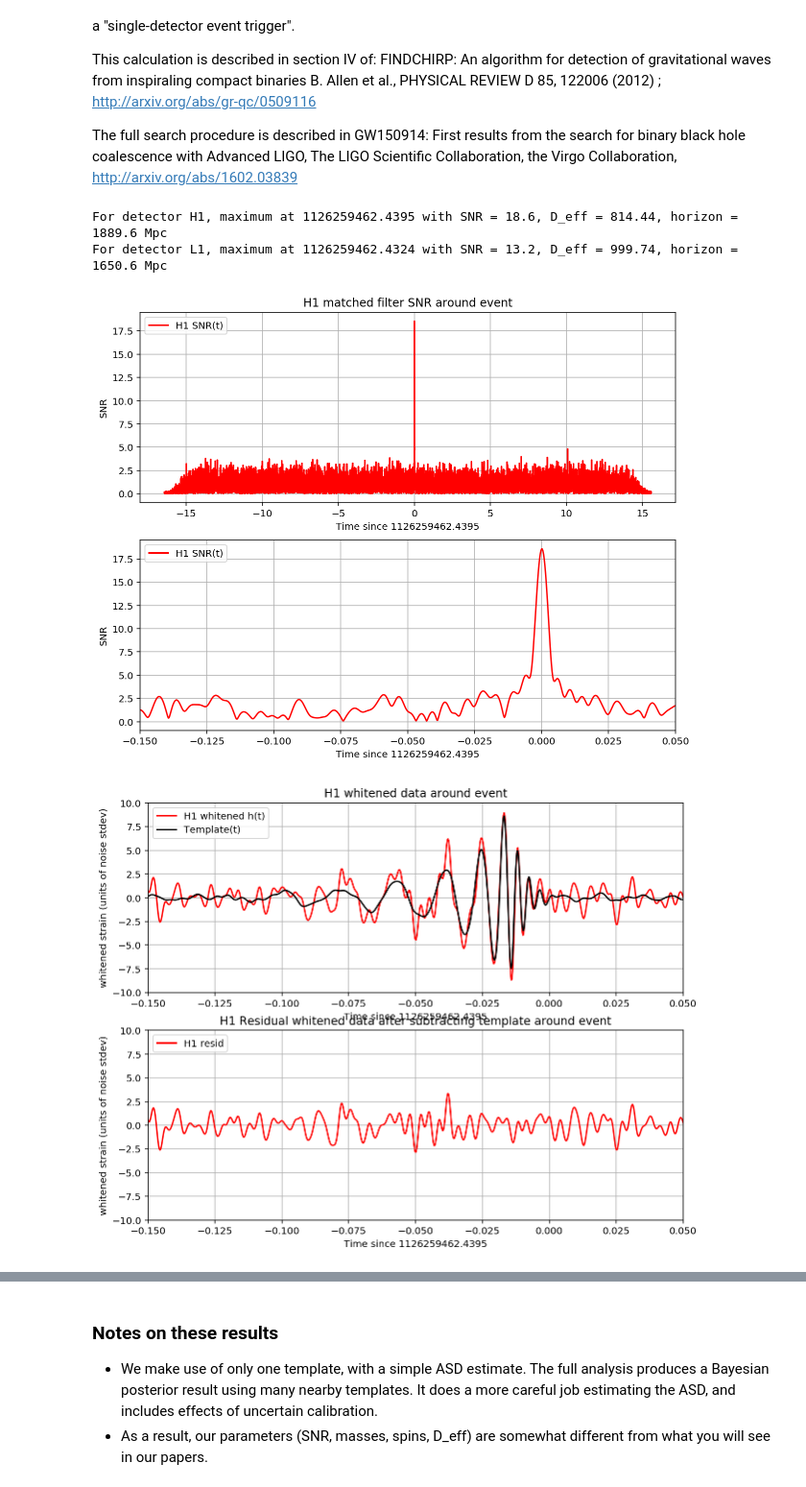
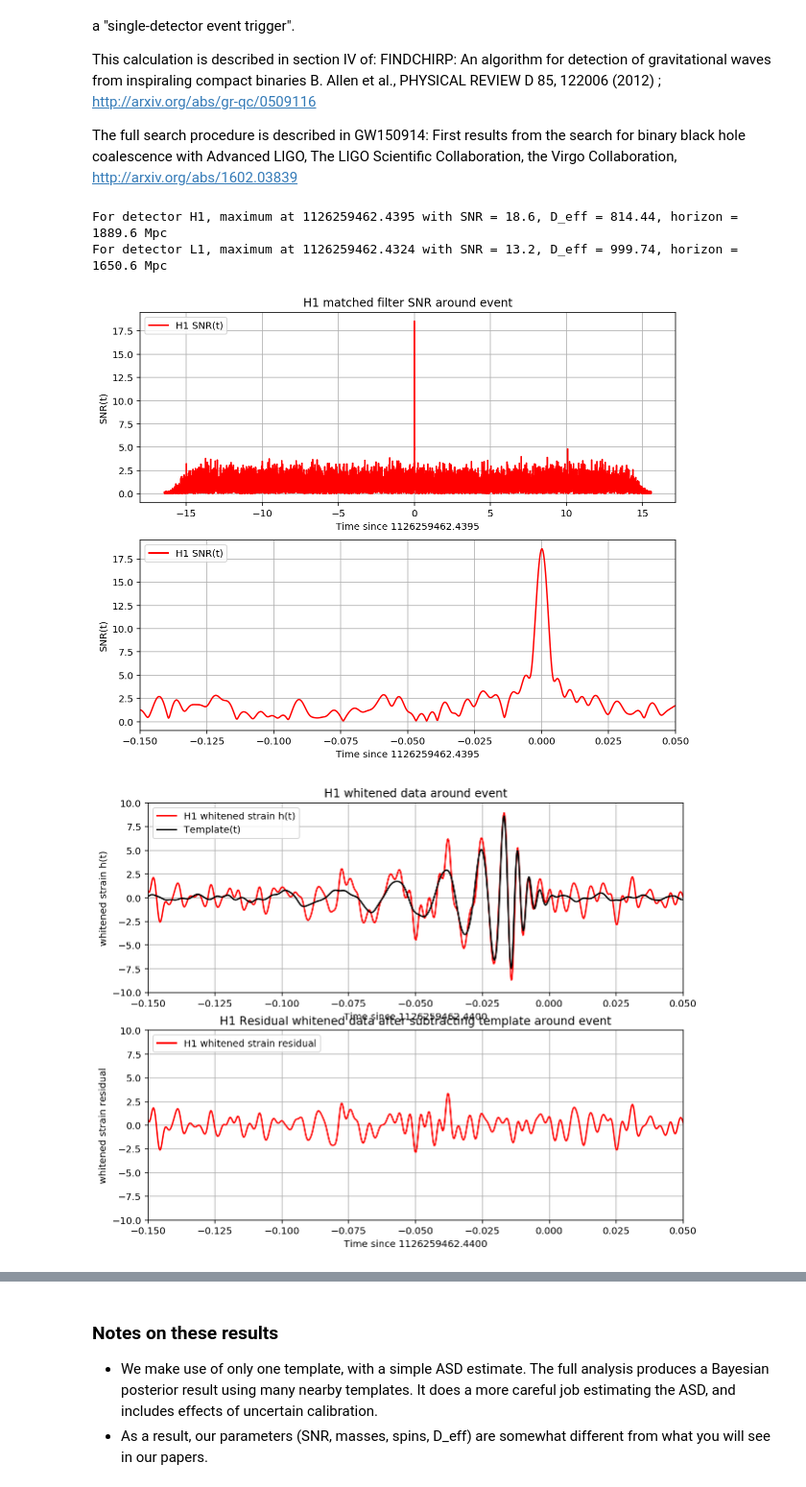
Before and after one commit to UCB-stat-159-s22/hw06-rammkripa, a Jupyter notebook: _build/jupyter_execute/index.ipynb, the cells around one changed output, grey strips where cells are left out. Shown at 96% size. Cells and saved outputs as stored; diff of their text form; code cells hidden in the pictures.

```diff
--- a/_build/jupyter_execute/index.ipynb
+++ b/_build/jupyter_execute/index.ipynb
@@ -735,69 +735,46 @@ for det in dets:
             strain_whitenbp = strain_H1_whitenbp
             template_H1 = template_match.copy()
 
+        # vars used: det, time, timecomp, strain, pcolor, label_strain, lim_x, lim_y, template=None
+
         # -- Plot the result
         plt.figure(figsize=(10,8))
         plt.subplot(2,1,1)
-        plt.plot(time-timemax, SNR, pcolor,label=det+' SNR(t)')
-        #plt.ylim([0,25.])
-        plt.grid('on')
-        plt.ylabel('SNR')
-        plt.xlabel('Time since {0:.4f}'.format(timemax))
-        plt.legend(loc='upper left')
+        ut.make_plot_detector(det, time, timemax, SNR, pcolor, 'SNR(t)')
         plt.title(det+' matched filter SNR around event')
 
         # zoom in
         plt.subplot(2,1,2)
-        plt.plot(time-timemax, SNR, pcolor,label=det+' SNR(t)')
-        plt.grid('on')
-        plt.ylabel('SNR')
-        plt.xlim([-0.15,0.05])
-        #plt.xlim([-0.3,+0.3])
-        plt.grid('on')
-        plt.xlabel('Time since {0:.4f}'.format(timemax))
-        plt.legend(loc='upper left')
+        ut.make_plot_detector(det, time, timemax, SNR, pcolor, 'SNR(t)', lim_x = [-0.15, 0.05])
         plt.savefig('figurs/' + eventname+"_"+det+"_SNR."+plottype)
 
         plt.figure(figsize=(10,8))
         plt.subplot(2,1,1)
-        plt.plot(time-tevent,strain_whitenbp,pcolor,label=det+' whitened h(t)')
-        plt.plot(time-tevent,template_match,'k',label='Template(t)')
-        plt.ylim([-10,10])
-        plt.xlim([-0.15,0.05])
-        plt.grid('on')
-        plt.xlabel('Time since {0:.4f}'.format(timemax))
-        plt.ylabel('whitened strain (units of noise stdev)')
-        plt.legend(loc='upper left')
+        ut.make_plot_detector(det, time, tevent, strain_whitenbp, pcolor, 'whitened strain h(t)', [-0.15, 0.05], [-10, 10], template_match)
         plt.title(det+' whitened data around event')
 
         plt.subplot(2,1,2)
-        plt.plot(time-tevent,strain_whitenbp-template_match,pcolor,label=det+' resid')
-        plt.ylim([-10,10])
-        plt.xlim([-0.15,0.05])
-        plt.grid('on')
-        plt.xlabel('Time since {0:.4f}'.format(timemax))
-        plt.ylabel('whitened strain (units of noise stdev)')
-        plt.legend(loc='upper left')
+        ut.make_plot_detector(det, time, tevent, strain_whitenbp - template_match, pcolor, 'whitened strain residual', [-0.15, 0.05], [-10, 10])
         plt.title(det+' Residual whitened data after subtracting template around event')
         plt.savefig('figurs/' + eventname+"_"+det+"_matchtime."+plottype)
 
         # -- Display PSD and template
         # must multiply by sqrt(f) to plot template fft on top of ASD:
         plt.figure(figsize=(10,6))
         template_f = np.absolute(template_fft)*np.sqrt(np.abs(datafreq)) / d_eff
         plt.loglog(datafreq, template_f, 'k', label='template(f)*sqrt(f)')
         plt.loglog(freqs, np.sqrt(data_psd),pcolor, label=det+' ASD')
         plt.xlim(20, fs/2)
         plt.ylim(1e-24, 1e-20)
         plt.grid()
         plt.xlabel('frequency (Hz)')
         plt.ylabel('strain noise ASD (strain/rtHz), template h(f)*rt(f)')
         plt.legend(loc='upper left')
         plt.title(det+' ASD and template around event')
         plt.savefig('figurs/' + eventname+"_"+det+"_matchfreq."+plottype)
 # %% [output]
 For detector H1, maximum at 1126259462.4395 with SNR = 18.6, D_eff = 814.44, horizon = 1889.6 Mpc
 For detector L1, maximum at 1126259462.4324 with SNR = 13.2, D_eff = 999.74, horizon = 1650.6 Mpc
-[figure, old version]
+[figure, new version]
-[figure, old version]
+[figure, new version]
 [figure]
```
Also changed, not shown: parts of 1 cell of this notebook, 51 other files.
